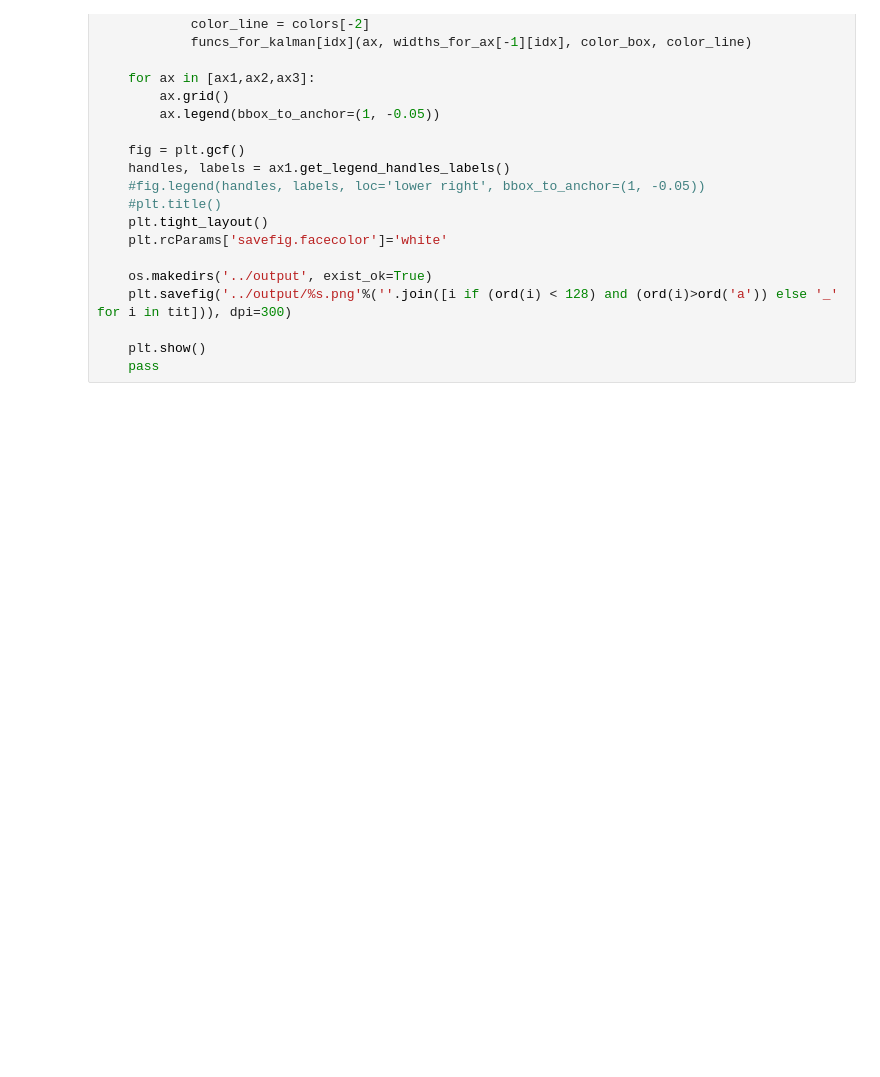
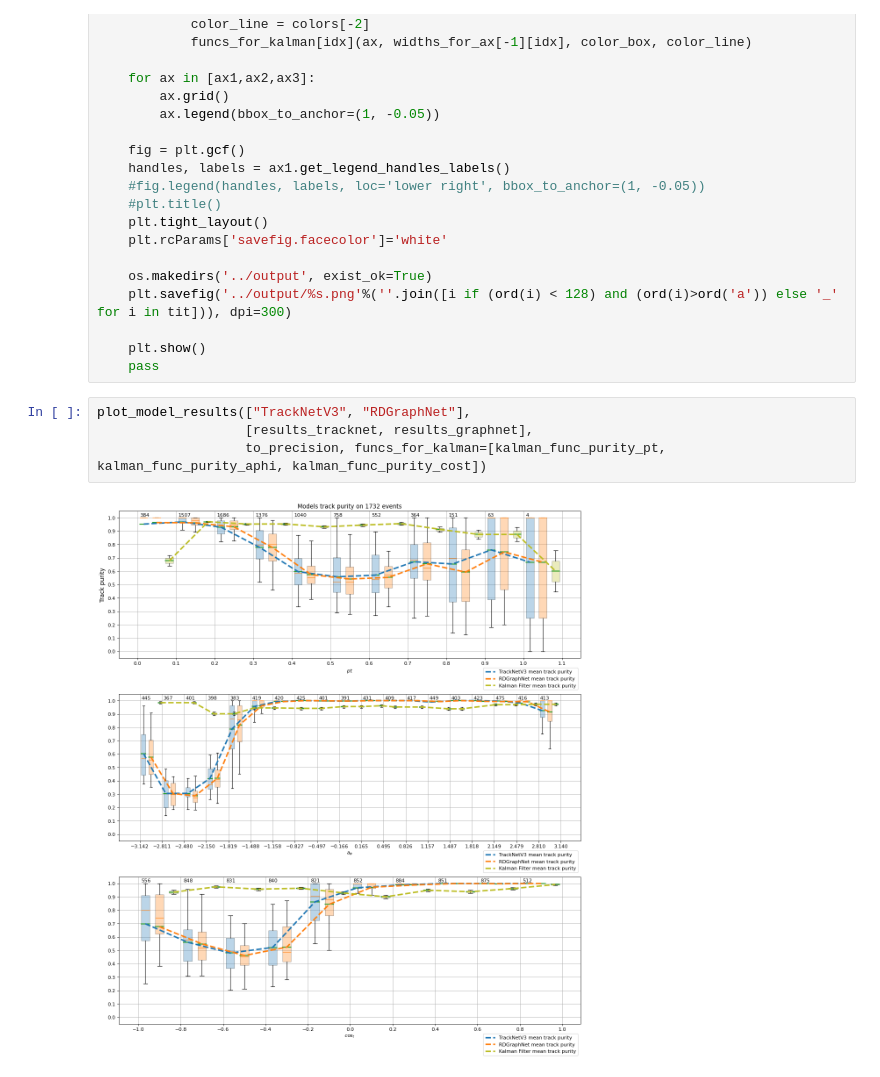
Before and after one commit to t3hseus/ariadne, a Jupyter notebook: notebooks/evaluate_modern.ipynb, the cells around one changed output. Drawn from its saved outputs; the diff is of its cells as text; blank space fills up the shorter version.

```diff
--- a/notebooks/evaluate_modern.ipynb
+++ b/notebooks/evaluate_modern.ipynb
@@ -812,3 +812,9 @@ def plot_model_results(model_names, model_results_arr, mode_func, funcs_for_kalm
 
     plt.show()
     pass
+# %%
+plot_model_results(["TrackNetV3", "RDGraphNet"],
+                   [results_tracknet, results_graphnet],
+                   to_precision, funcs_for_kalman=[kalman_func_purity_pt, kalman_func_purity_aphi, kalman_func_purity_cost])
+# %% [output]
+[figure, added]
```
Also changed, not shown: parts of 7 cells of this notebook.
